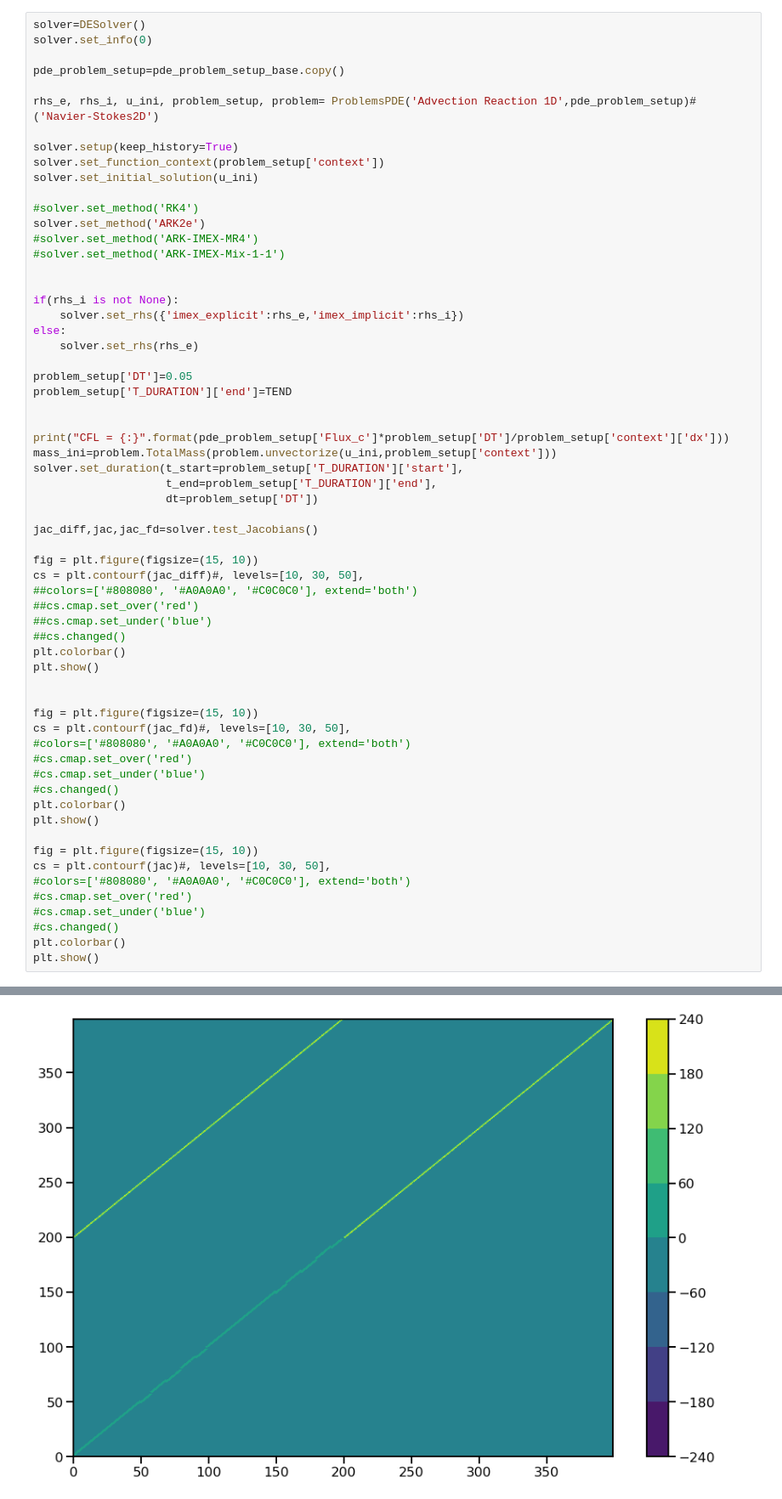
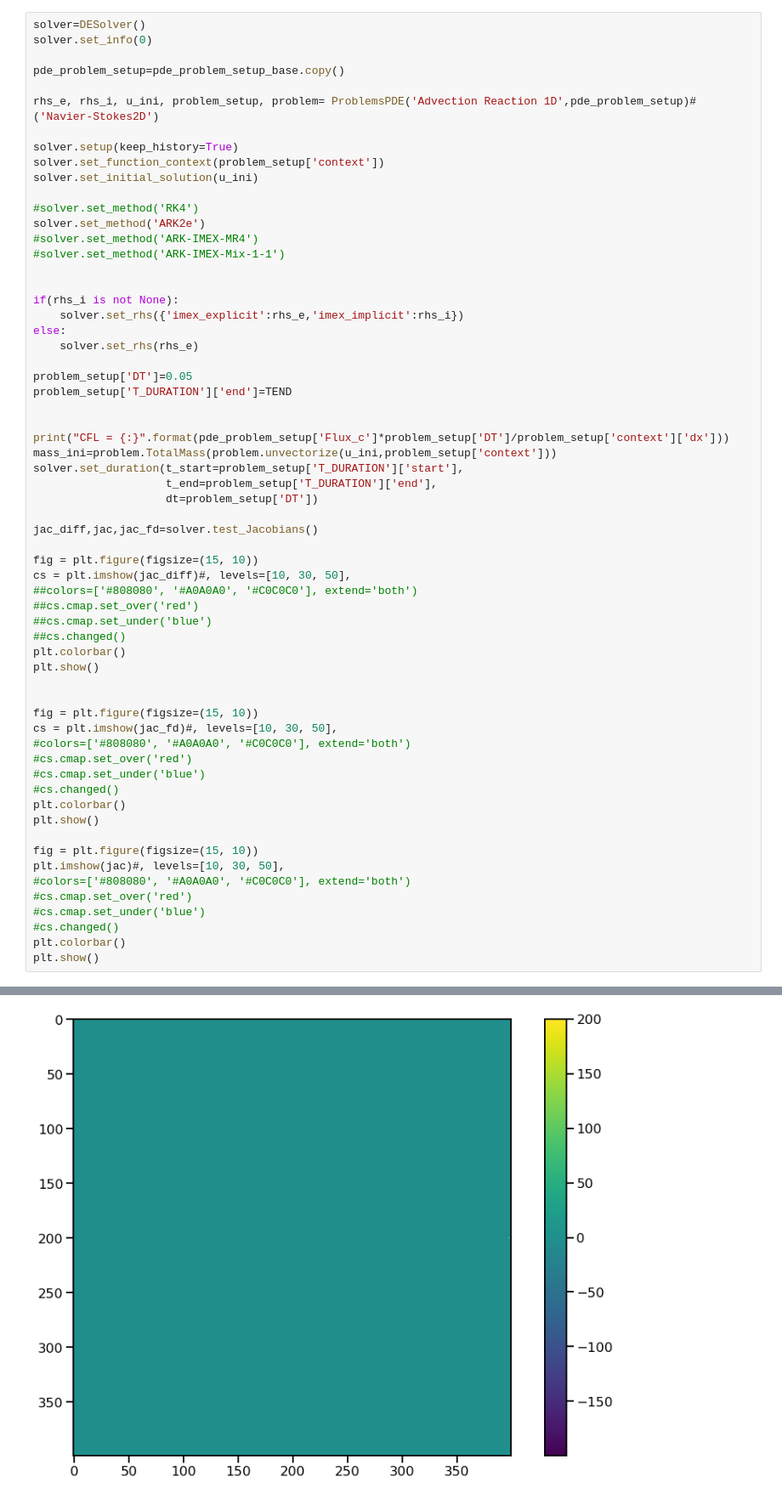
Before and after one commit to emconsta/desolve, a Jupyter notebook: notebooks/TestAdvectionReaction1DPeriodic.ipynb, the cells around one changed output, grey strips where cells are left out. Shown at 85% size. Drawn from its saved outputs; the diff is of its cells as text.

```diff
--- a/notebooks/TestAdvectionReaction1DPeriodic.ipynb
+++ b/notebooks/TestAdvectionReaction1DPeriodic.ipynb
@@ -74,7 +74,7 @@ solver.set_duration(t_start=problem_setup['T_DURATION']['start'],
 jac_diff,jac,jac_fd=solver.test_Jacobians()
 
 fig = plt.figure(figsize=(15, 10))
-cs = plt.contourf(jac_diff)#, levels=[10, 30, 50],
+cs = plt.imshow(jac_diff)#, levels=[10, 30, 50],
 ##colors=['#808080', '#A0A0A0', '#C0C0C0'], extend='both')
 ##cs.cmap.set_over('red')
 ##cs.cmap.set_under('blue')
@@ -84,7 +84,7 @@ plt.show()
 
 
 fig = plt.figure(figsize=(15, 10))
-cs = plt.contourf(jac_fd)#, levels=[10, 30, 50],
+cs = plt.imshow(jac_fd)#, levels=[10, 30, 50],
 #colors=['#808080', '#A0A0A0', '#C0C0C0'], extend='both')
 #cs.cmap.set_over('red')
 #cs.cmap.set_under('blue')
@@ -93,7 +93,7 @@ plt.colorbar()
 plt.show()
 
 fig = plt.figure(figsize=(15, 10))
-cs = plt.contourf(jac)#, levels=[10, 30, 50],
+plt.imshow(jac)#, levels=[10, 30, 50],
 #colors=['#808080', '#A0A0A0', '#C0C0C0'], extend='both')
 #cs.cmap.set_over('red')
 #cs.cmap.set_under('blue')
@@ -112,2 +112,2 @@ Maximum difference value position: (254, 54) out of (400, 400) with a value of 2
 =============================================
-[figure, old version]
+[figure, new version]
```
Also changed, not shown: parts of 1 cell of this notebook, 2 other files.
